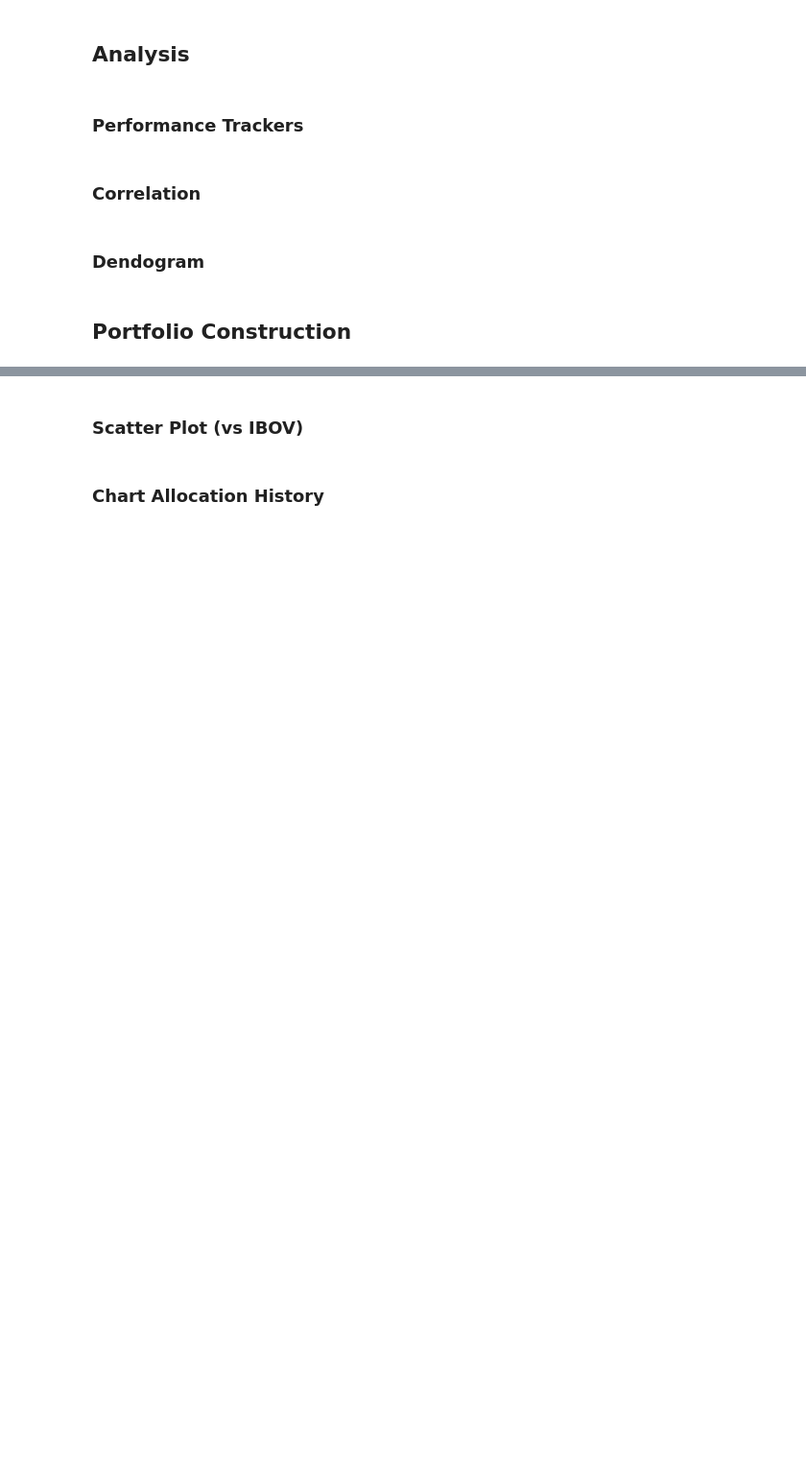
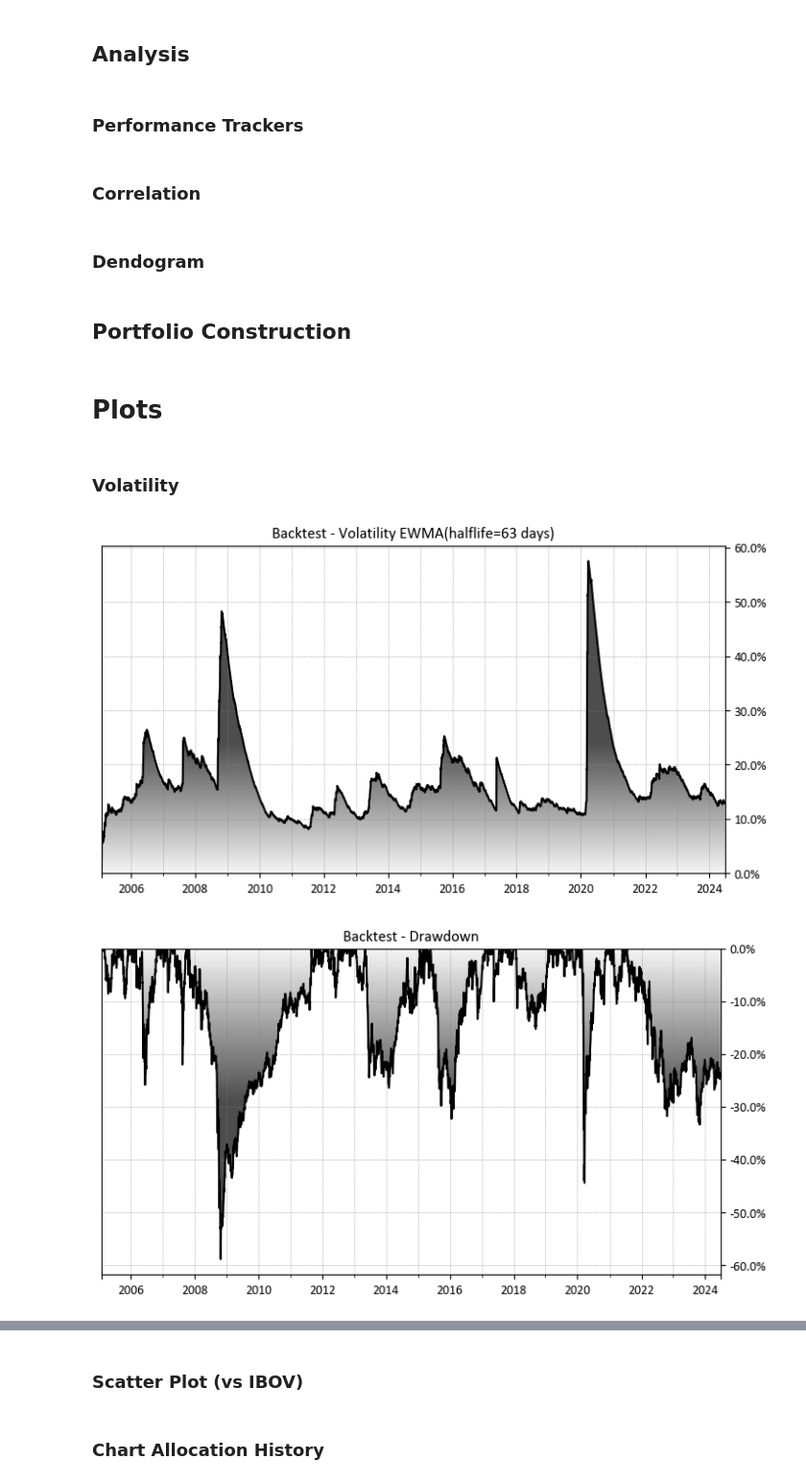
Before and after one commit to sambacode/asset_allocation, a Jupyter notebook: project.ipynb, the cells around one changed output, grey strips where cells are left out. Shown: that part at 96% size. Saved outputs shown, nothing was run; the diff lists cells and outputs as text; code cells hidden in the pictures; blank space fills up the shorter version.

Commit message:
save plots

```diff
--- a/project.ipynb
+++ b/project.ipynb
@@ -410,3 +411,36 @@ df_performance.sort_values("Sharpe", ascending=False).to_excel(OUTPUT_FOLDER.joi
 perf_trackers.plot_drawdowns("ivp", show_chart=True)
 # %%
 perf_trackers.plot_underwater("ivp", show_chart=True)
+# %% [markdown]
+# Plots
+# %% [markdown]
+### Volatility
+# %%
+def load_series(column):
+    return pd.read_excel(
+        r"C:\Users\pcampos\OneDrive - Insper - Instituto de Ensino e Pesquisa\Asset Allocation\Projeto\resultados\backtest_cap_weights.xlsx",
+        index_col=0,
+        usecols=f"A, {column}",
+    ).iloc[:, 0].dropna()
+s_backtest = load_series("V")
+s_ibov = load_series("F")
+s_sp500 = load_series("G")
+# %%
+s_vol = (np.log(s_backtest).diff(1).ewm(halflife=63).std() * (252**0.5)).copy().dropna()
+line_plot(
+    s_vol,
+    y_min=0,
+    plot_title="Backtest - Volatility EWMA(halflife=63 days)",
+    output_path=OUTPUT_FOLDER.joinpath("volatility.svg"),
+)
+s_drawdown = s_backtest / s_backtest.expanding().max() - 1
+line_plot(
+    s_drawdown,
+    y_max=0,
+    plot_title="Backtest - Drawdown",
+    inverted=True,
+    output_path=OUTPUT_FOLDER.joinpath("drawdown.svg"),
+)
+# %% [output]
+[figure, added]
+[figure, added]
```
Also changed, not shown: parts of 4 cells of this notebook, 1 other file.
